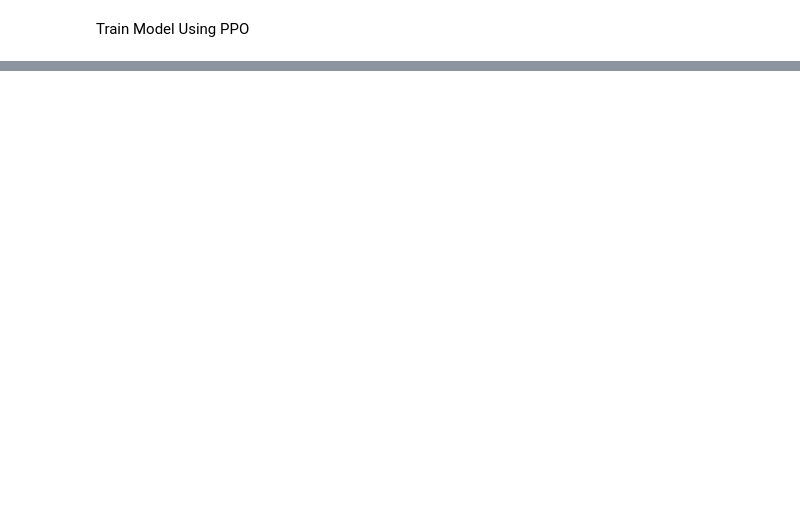
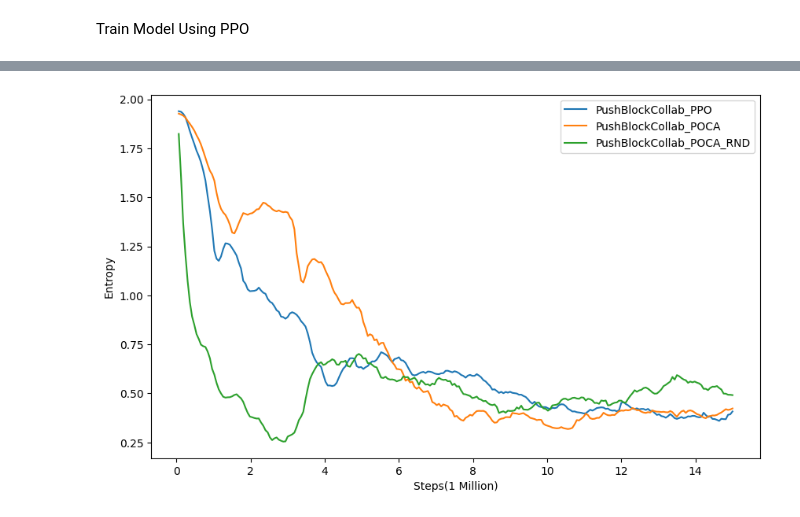
Before and after one commit to farzintava/CollabPushBlock, a Jupyter notebook: train.ipynb, the cells around one changed output, grey strips where cells are left out. Saved outputs shown, nothing was run; the diff lists cells and outputs as text; code cells hidden in the pictures; blank space fills up the shorter version.

```diff
--- a/train.ipynb
+++ b/train.ipynb
@@ -208,0 +322,4 @@ To enable the following instructions: AVX2 AVX512F FMA, in other operations, reb
+# %%
+plot_scalar_all_models(results, 'Policy/Entropy', 'Entropy')
+# %% [output]
+[figure, added]
```
Also changed, not shown: parts of 10 cells of this notebook, 44 other files.
